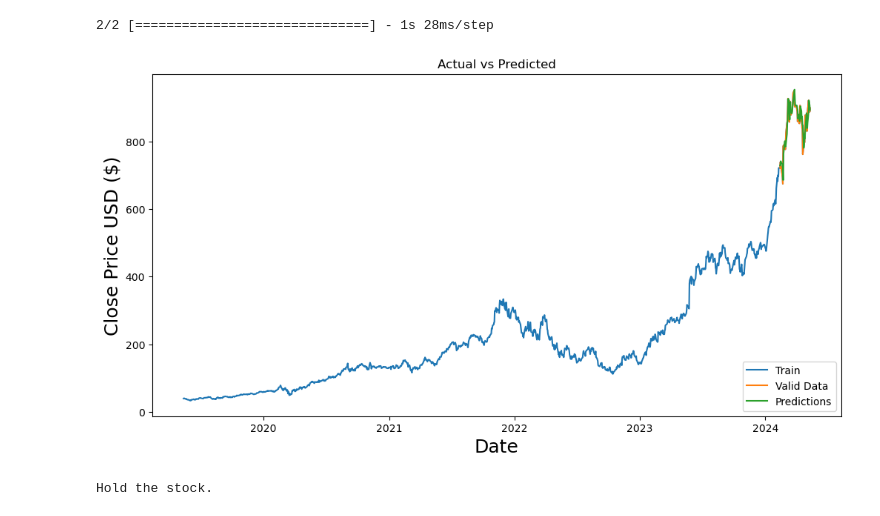
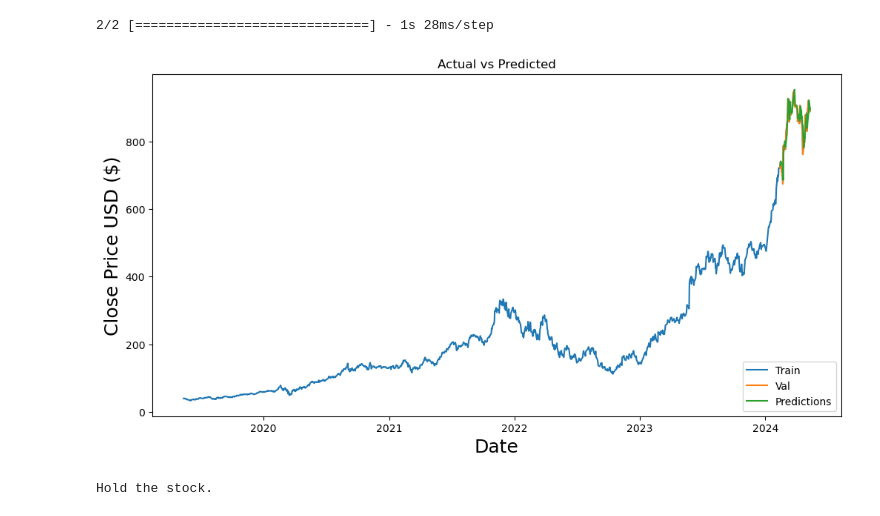
Before and after one commit to Kestrel86/Stock_Analysis, a Jupyter notebook: Reports/report_5-6_5-10.ipynb, the cells around one changed output. Cells and saved outputs as stored; diff of their text form; code cells hidden in the pictures.

```diff
--- a/Reports/report_5-6_5-10.ipynb
+++ b/Reports/report_5-6_5-10.ipynb
@@ -261,17 +259,17 @@ df_nvda_5, valid_nvda, pred = preprocess_data(cpu_list[0])
 # %%
 # Visualize the data
 plt.figure(figsize=(12,6))
 plt.title('Actual vs Predicted')
 plt.xlabel('Date', fontsize=18)
 plt.ylabel('Close Price USD ($)', fontsize=18)
 plt.plot(df_nvda_5['Close'])
 plt.plot(valid_nvda[['Close', 'Predictions']])
-plt.legend(['Train', 'Valid Data', 'Predictions'], loc='lower right')
+plt.legend(['Train', 'Val', 'Predictions'], loc='lower right')
 plt.show()
 
-# df_nvda_5 shows the real closing prices, Valid Data from valid_nvda is the testing data portion used to test if the model can accurately predict the closing price, Predictions are the real predictions from the model. 100 epochs gives the best accuracy while saving time.
+# df_nvda_5 shows the real closing prices, Val from valid_nvda is the testing data portion used to test if the model can accurately predict the closing price, Predictions are the real predictions from the model. 100 epochs gives the best accuracy while saving time.
 # %% [output]
-[figure, old version]
+[figure, new version]
 # %%
 # Inpsiration Taken From Tyler Nguyen-Uyemori's Notebook
 current_price = df_nvda_5['Adj Close'].iloc[-1]
```
Also changed, not shown: parts of 33 cells of this notebook, 1 other file.
